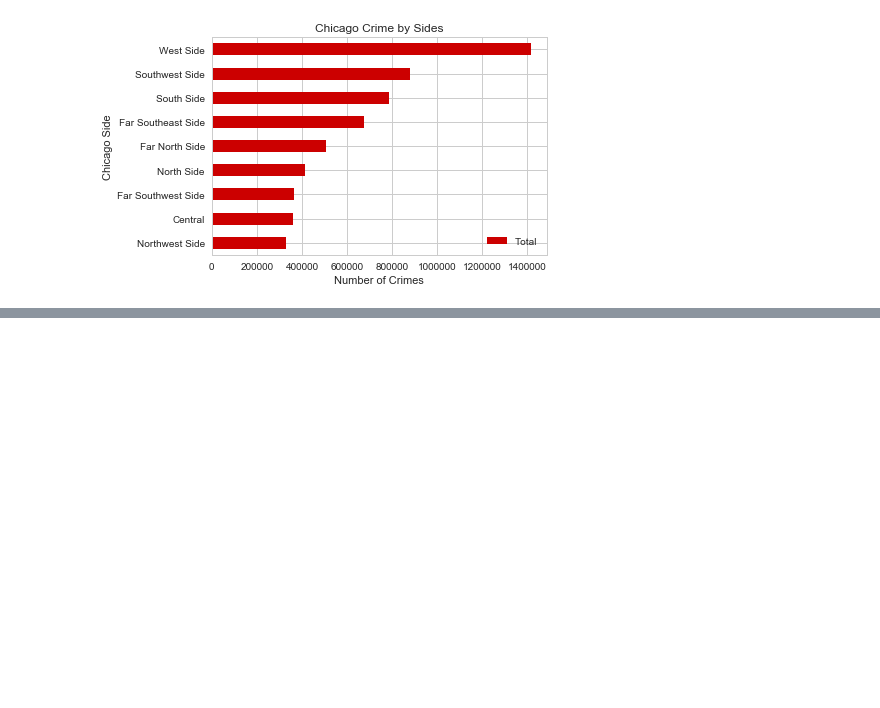
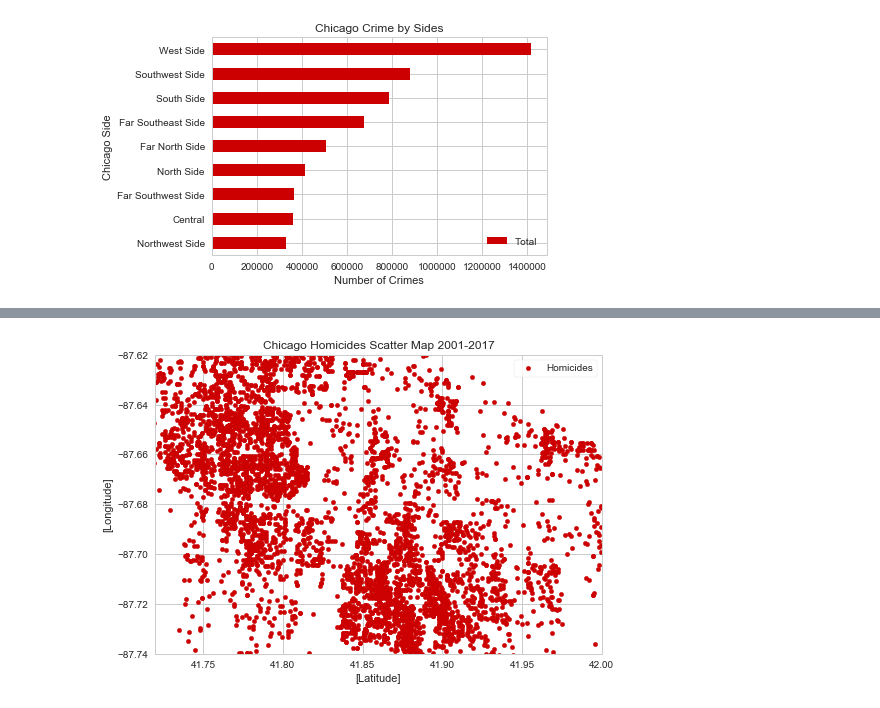
Before and after one commit to RandomFractals/ChicagoCrimes, a Jupyter notebook: notebooks/all-chicago-crime-charts.ipynb, the cells around one changed output, grey strips where cells are left out. Saved outputs shown, nothing was run; the diff lists cells and outputs as text; code cells hidden in the pictures; blank space fills up the shorter version.

Commit message:
added alpha homicides scatter map plot. tbc...

```diff
--- a/notebooks/all-chicago-crime-charts.ipynb
+++ b/notebooks/all-chicago-crime-charts.ipynb
@@ -461,3 +461,18 @@ plt.ylabel('Chicago Side')
 plt.show()
 # %% [output]
 [figure]
+# %%
+# get min/max lat and long
+minLat = crimes['Latitude'].min().compute()
+maxLat = crimes['Latitude'].max().compute()
+minLong = crimes['Longitude'].min().compute()
+maxLong = crimes['Longitude'].max().compute()
+
+# get crime geo data
+crime_geo = crimes[['PrimaryType', 'Latitude', 'Longitude']]
+
+# get homicides
+homicides = crime_geo[(crime_geo['PrimaryType']=='HOMICIDE')]\
+.dropna().set_index('PrimaryType')
+
+homicides.head()
@@ -463,0 +487,18 @@ plt.show()
+# %%
+# plot homicides
+homicides.compute().plot(x=['Latitude'], y=['Longitude'],\
+                         kind='scatter', color='#cc0000',
+                         label='Homicides')
+
+#f,ax= plt.subplots(1,1,figsize=(12,10))
+plt.xlim(41.72, 42) # (minLat, maxLat)
+plt.ylim(-87.74, -87.62) # (minLong, maxLong)
+
+#homicides = ax.scatter(['Latitude'], violent_crimes['Longitude'], \
+#                       s=5, alpha=1,color='red', label='homicides')
+plt.title('Chicago Homicides Scatter Map 2001-2017')
+#legend = plt.legend(handles=[homicides, other])
+plt.legend(loc='upper right', frameon=True)
+plt.show()
+# %% [output]
+[figure, added]
```
Also changed, not shown: parts of 1 cell of this notebook.
